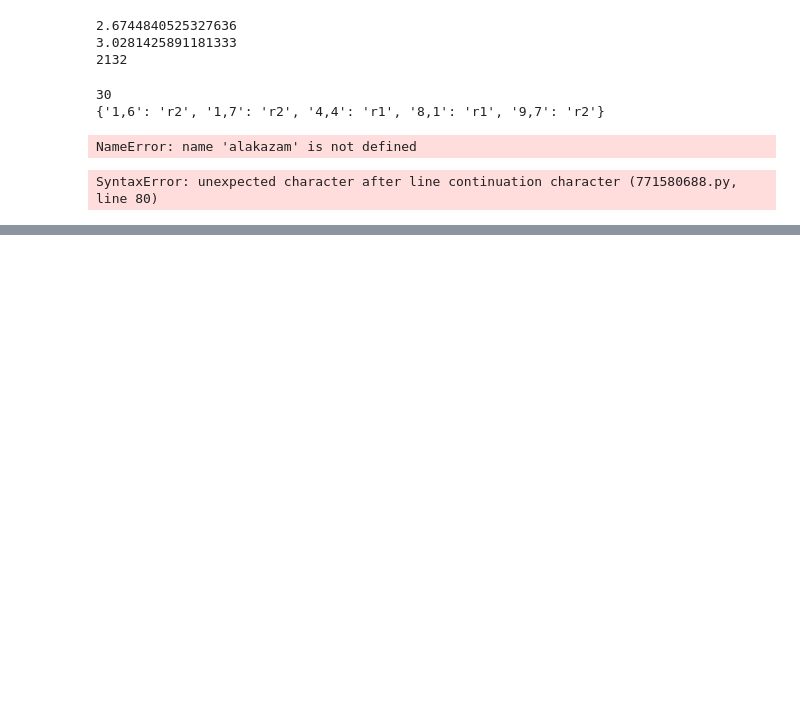
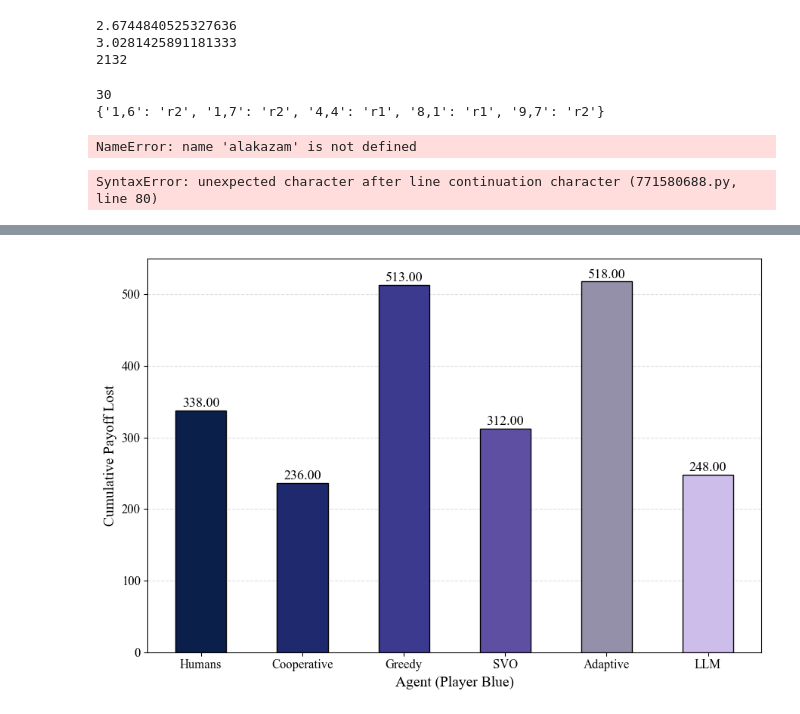
Before and after one commit to EmanueleLM/focal-points, a Jupyter notebook: playground.ipynb, the cells around one changed output, grey strips where cells are left out. Cells and saved outputs as stored; diff of their text form; code cells hidden in the pictures; blank space fills up the shorter version.

```diff
--- a/playground.ipynb
+++ b/playground.ipynb
@@ -436,0 +500,63 @@ SyntaxError: unexpected character after line continuation character (771580688.p
+# %%
+import matplotlib.pyplot as plt
+
+# Data
+labels = ["Humans", "Cooperative", "Greedy", "SVO", "Adaptive", "LLM"]
+values = [338, 236, 513, 312, 518, 248]
+
+# Global font settings
+plt.rcParams.update({
+    "font.family": "serif",
+    "font.serif": ["Times New Roman"],
+    "axes.titlesize": 20,
+    "axes.labelsize": 14,
+    "xtick.labelsize": 12,
+    "ytick.labelsize": 12
+})
+
+colors = [
+    "#0B1F4B",  # Deep navy (anchor, Humans)
+    "#1E2A6D",  # Royal indigo (Cooperative)
+    "#3B3A8F",  # Muted violet-blue (Greedy)
+    "#5E4FA2",  # Soft purple (SVO)
+    "#9490AA",  # Soft purple (Adaptive)
+    "#CDBDEB"   # Light lavender (LLM)
+]
+
+# Create figure
+fig, ax = plt.subplots(figsize=(9, 6))
+
+# Bar plot
+bars = ax.bar(labels,
+              values,
+              edgecolor = "black",
+              color=colors,
+              width=0.5)
+
+# Title and labels
+# ax.set_title("Agents Sub-optimal Choices", pad=15)
+ax.set_ylabel("Cumulative Payoff Lost")
+ax.set_xlabel("Agent (Player Blue)")
+
+# Subtle horizontal grid
+ax.yaxis.grid(True, linestyle="--", alpha=0.4)
+ax.set_axisbelow(True)
+
+# Value annotations
+for bar in bars:
+    height = bar.get_height()
+    ax.text(
+        bar.get_x() + bar.get_width() / 2,
+        height + 0.8,
+        f"{height:.2f}",
+        ha="center",
+        va="bottom",
+        fontsize=13
+    )
+
+# Tight layout for clean spacing
+plt.ylim(0, 550)
+plt.tight_layout()
+plt.show()
+# %% [output]
+[figure, added]
```
Also changed, not shown: parts of 1 cell of this notebook, 25 other files.
